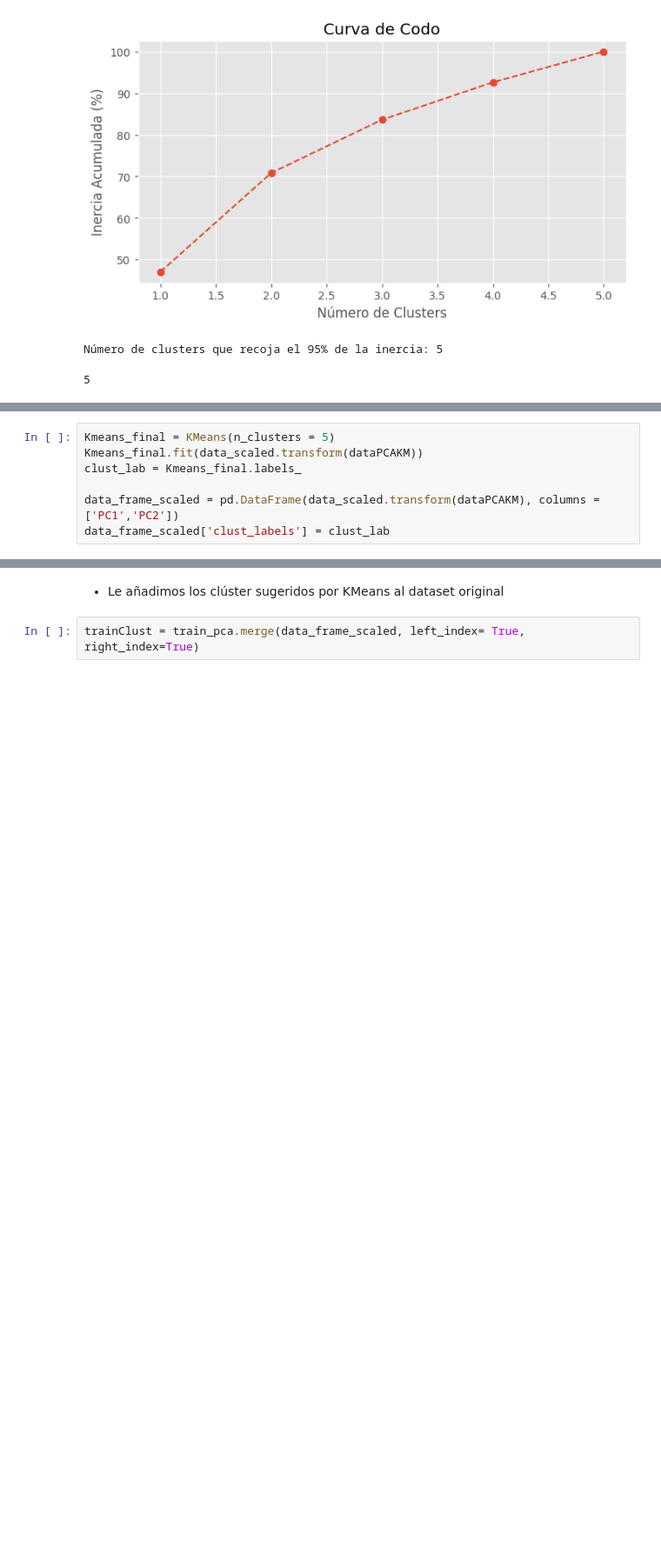
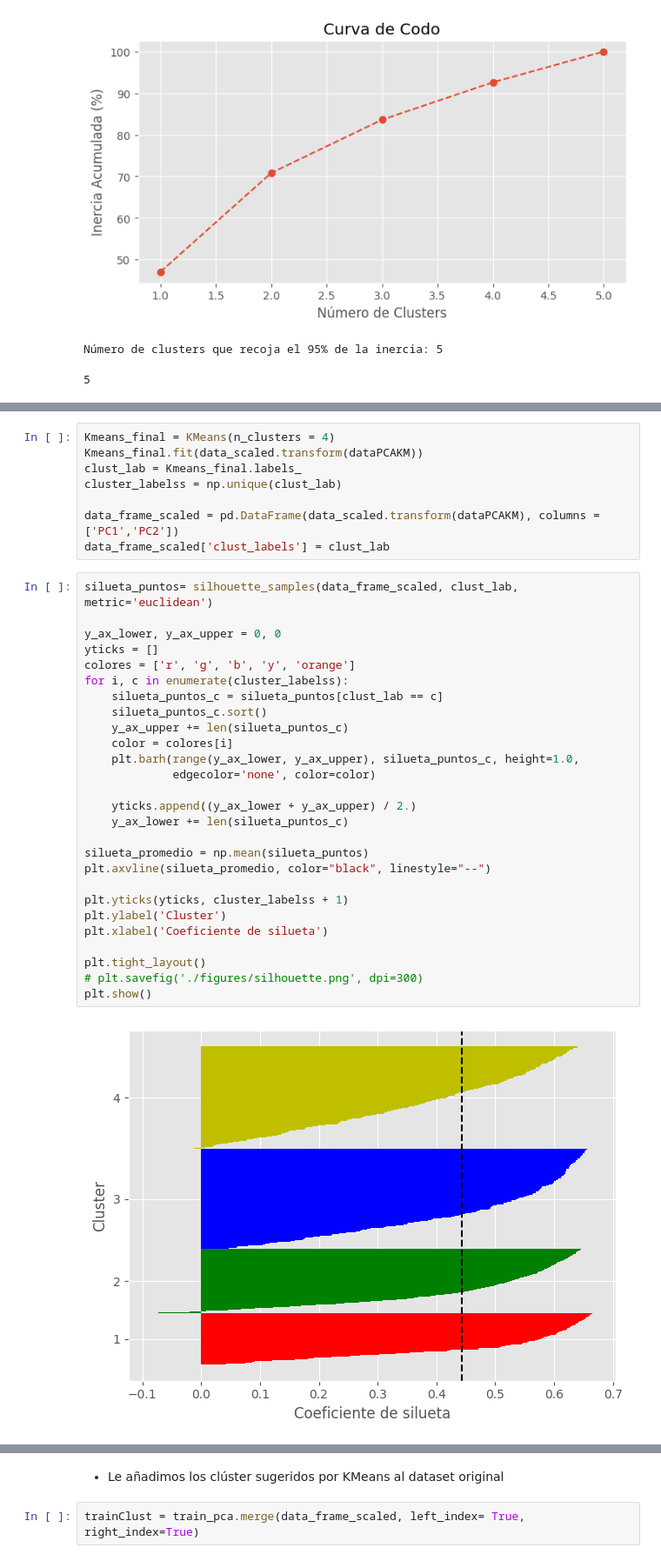
Before and after one commit to maryyuliana/fundamentos_I, a Jupyter notebook: Proyecto.ipynb, the cells around one changed output, grey strips where cells are left out. Shown at 87% size. Saved outputs shown, nothing was run; the diff lists cells and outputs as text; blank space fills up the shorter version.

```diff
--- a/Proyecto.ipynb
+++ b/Proyecto.ipynb
@@ -785,7 +867,37 @@ Número de clusters que recoja el 95% de la inercia: 5
 # %%
-Kmeans_final = KMeans(n_clusters = 5)
+Kmeans_final = KMeans(n_clusters = 4)
 Kmeans_final.fit(data_scaled.transform(dataPCAKM))
 clust_lab = Kmeans_final.labels_
+cluster_labelss = np.unique(clust_lab)
 
 data_frame_scaled = pd.DataFrame(data_scaled.transform(dataPCAKM), columns = ['PC1','PC2'])
 data_frame_scaled['clust_labels'] = clust_lab
+# %%
+silueta_puntos= silhouette_samples(data_frame_scaled, clust_lab, metric='euclidean')
+
+y_ax_lower, y_ax_upper = 0, 0
+yticks = []
+colores = ['r', 'g', 'b', 'y', 'orange']
+for i, c in enumerate(cluster_labelss):
+    silueta_puntos_c = silueta_puntos[clust_lab == c]
+    silueta_puntos_c.sort()
+    y_ax_upper += len(silueta_puntos_c)
+    color = colores[i]
+    plt.barh(range(y_ax_lower, y_ax_upper), silueta_puntos_c, height=1.0,
+             edgecolor='none', color=color)
+
+    yticks.append((y_ax_lower + y_ax_upper) / 2.)
+    y_ax_lower += len(silueta_puntos_c)
+
+silueta_promedio = np.mean(silueta_puntos)
+plt.axvline(silueta_promedio, color="black", linestyle="--")
+
+plt.yticks(yticks, cluster_labelss + 1)
+plt.ylabel('Cluster')
+plt.xlabel('Coeficiente de silueta')
+
+plt.tight_layout()
+# plt.savefig('./figures/silhouette.png', dpi=300)
+plt.show()
+# %% [output]
+[figure, added]
```
Also changed, not shown: parts of 19 cells of this notebook.
